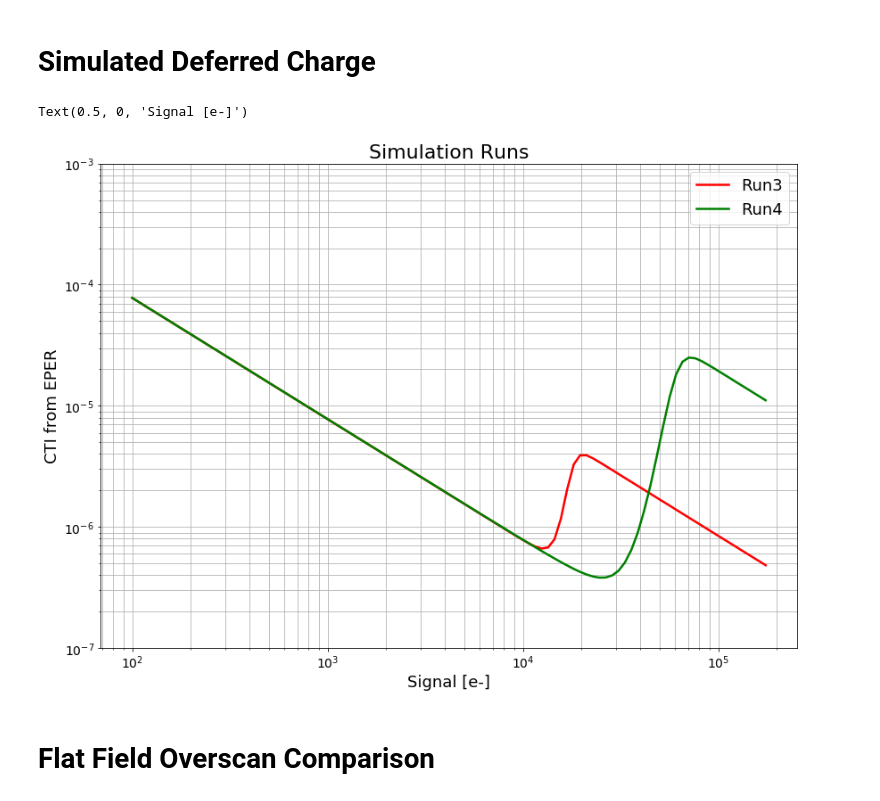
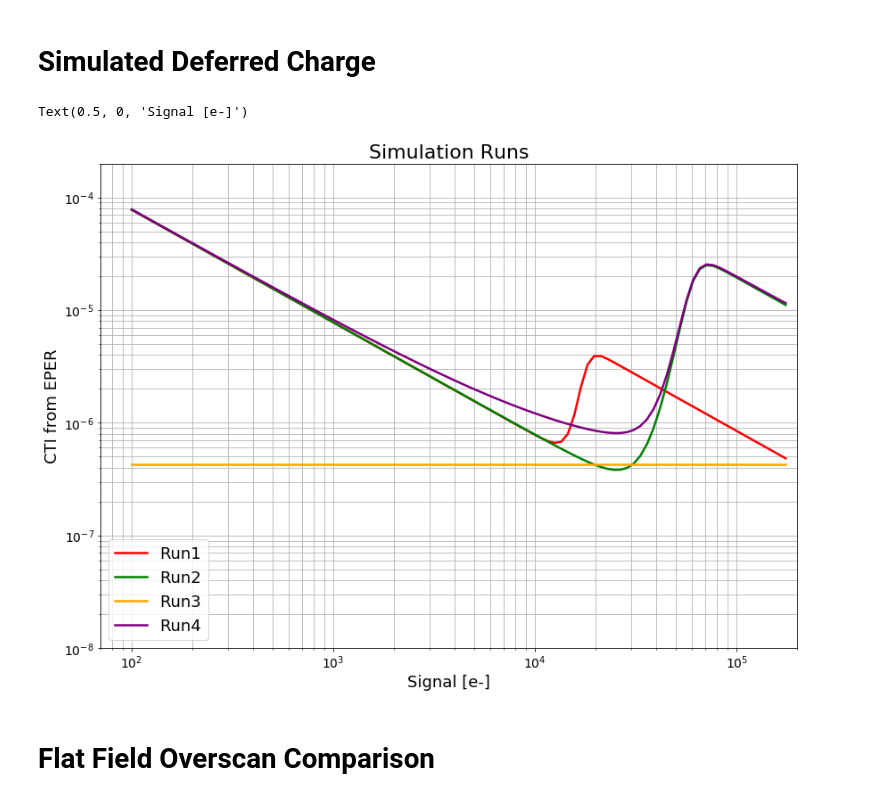
Before and after one commit to Snyder005/ctisim, a Jupyter notebook: notebooks/CorrectionTesting.ipynb, the cells around one changed output. Saved outputs shown, nothing was run; the diff lists cells and outputs as text; code cells hidden in the pictures.

```diff
--- a/notebooks/CorrectionTesting.ipynb
+++ b/notebooks/CorrectionTesting.ipynb
@@ -15,10 +15,11 @@ from ctisim.core import BaseOutputAmplifier, FloatingOutputAmplifier
 # %%
 signals = np.logspace(2, np.log10(175000.), 100)
 output_amplifier = BaseOutputAmplifier(1.0)
+floating_output_amplifier = FloatingOutputAmplifier(1.0, 0.0002, 2.4)
 
 fig, ax = plt.subplots(1, 1, figsize=(14, 10))
 
-## Run3
+## Run1
 cti = 0.0
 low_trap = LinearTrap(4.0, 0.4, 1, 0.08)
 med_trap = LogisticTrap(40.0, 0.4, 1, 17500., 0.001)
@@ -26,6 +27,42 @@ med_trap = LogisticTrap(40.0, 0.4, 1, 17500., 0.001)
 imarr = np.zeros((signals.shape[0], ITL_AMP_GEOM.nx))
 ramp = SegmentSimulator(imarr, ITL_AMP_GEOM.prescan_width, output_amplifier,
                         cti=cti, traps=[low_trap, med_trap])
+ramp.ramp_exp(signals)
+
+segarr = ramp.readout(serial_overscan_width=ITL_AMP_GEOM.serial_overscan_width,
+                               parallel_overscan_width=0)
+
+last_pix = segarr[:, 511]
+oscan1 = segarr[:, 512]
+oscan2 = segarr[:, 513]
+cti_run1 = ((oscan1+oscan2)/(511*last_pix))
+
+## Run2
+cti = 0.0
+low_trap = LinearTrap(4.0, 0.4, 1, 0.08)
+med_trap = LogisticTrap(1000.0, 0.4, 1, 60000., 0.0002)
+
+imarr = np.zeros((signals.shape[0], ITL_AMP_GEOM.nx))
+ramp = SegmentSimulator(imarr, ITL_AMP_GEOM.prescan_width, output_amplifier,
+                        cti=cti, traps=[low_trap, med_trap])
+ramp.ramp_exp(signals)
+
+segarr = ramp.readout(serial_overscan_width=ITL_AMP_GEOM.serial_overscan_width,
+                               parallel_overscan_width=0)
+
+last_pix = segarr[:, 511]
+oscan1 = segarr[:, 512]
+oscan2 = segarr[:, 513]
+cti_run2 = ((oscan1+oscan2)/(511*last_pix))
+
+## Run4
+cti = 0.0
+low_trap = LinearTrap(4.0, 0.4, 1, 0.08)
+med_trap = LogisticTrap(1000.0, 0.4, 1, 60000., 0.0002)
+
+imarr = np.zeros((signals.shape[0], ITL_AMP_GEOM.nx))
+ramp = SegmentSimulator(imarr, ITL_AMP_GEOM.prescan_width, floating_output_amplifier,
+                        cti=cti)
 ramp.ramp_exp(signals)
 
 segarr = ramp.readout(serial_overscan_width=ITL_AMP_GEOM.serial_overscan_width,
@@ -37,37 +74,40 @@ oscan2 = segarr[:, 513]
 cti_run3 = ((oscan1+oscan2)/(511*last_pix))
 
 ## Run4
 cti = 0.0
 low_trap = LinearTrap(4.0, 0.4, 1, 0.08)
 med_trap = LogisticTrap(1000.0, 0.4, 1, 60000., 0.0002)
 
 imarr = np.zeros((signals.shape[0], ITL_AMP_GEOM.nx))
-ramp = SegmentSimulator(imarr, ITL_AMP_GEOM.prescan_width, output_amplifier,
+ramp = SegmentSimulator(imarr, ITL_AMP_GEOM.prescan_width, floating_output_amplifier,
                         cti=cti, traps=[low_trap, med_trap])
 ramp.ramp_exp(signals)
 
 segarr = ramp.readout(serial_overscan_width=ITL_AMP_GEOM.serial_overscan_width,
                                parallel_overscan_width=0)
 
 last_pix = segarr[:, 511]
 oscan1 = segarr[:, 512]
 oscan2 = segarr[:, 513]
 cti_run4 = ((oscan1+oscan2)/(511*last_pix))
 
-ax.plot(signals, cti_run3, linewidth=2.5, color='red', label='Run3')
-ax.plot(signals, cti_run4, linewidth=2.5, color='green', label='Run4')
+ax.plot(signals, cti_run1, linewidth=2.5, color='red', label='Run1')
+ax.plot(signals, cti_run2, linewidth=2.5, color='green', label='Run2')
+ax.plot(signals, cti_run3, linewidth=2.5, color='orange', label='Run3')
+ax.plot(signals, cti_run4, linewidth=2.5, color='purple', label='Run4')
 
 ax.set_title('Simulation Runs', fontsize=22)
 ax.set_yscale('log')
 ax.set_xscale('log')
-ax.set_ylim(1.E-7, 1.E-3)
+ax.set_ylim(1.E-8, 2.E-4)
+ax.set_xlim(70., 200000.)
 ax.legend(fontsize=18)
 ax.tick_params(axis='both', which='major', labelsize=14)
 ax.grid(which='both')
 ax.set_ylabel('CTI from EPER', fontsize=18)
 ax.set_xlabel('Signal [e-]', fontsize=18)
 # %% [output]
 Text(0.5, 0, 'Signal [e-]')
-[figure, old version]
+[figure, new version]
 # %% [markdown]
 # Flat Field Overscan Comparison
```
Also changed, not shown: parts of 10 cells of this notebook, 6 other files.
